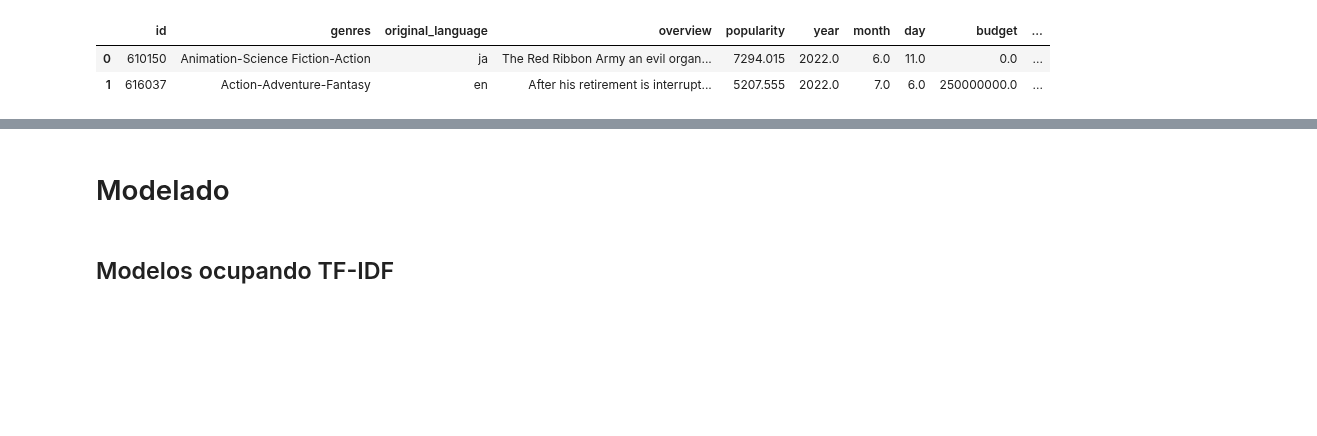
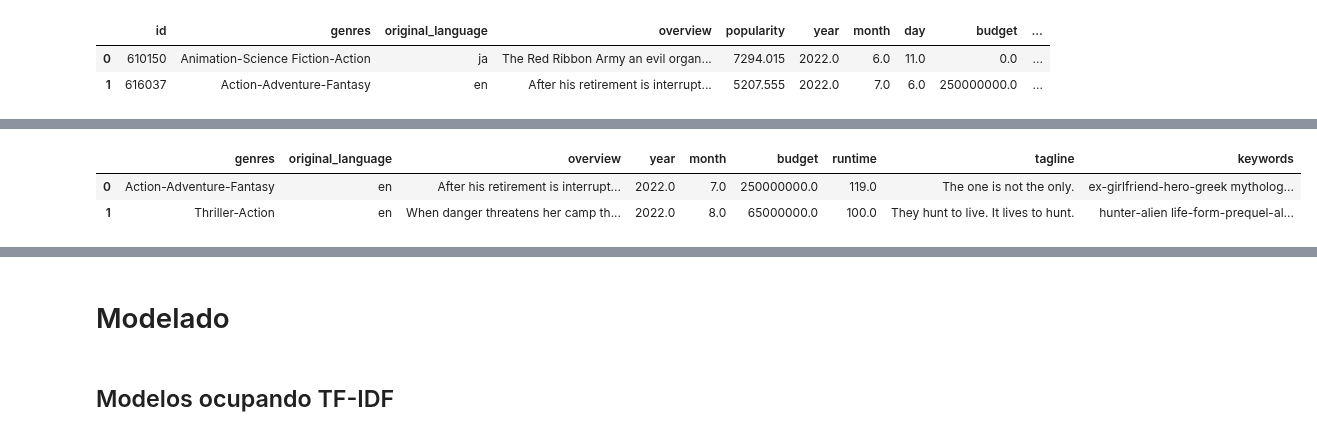
Before and after one commit to jesus-valencia97/Diplomado-en-ciencia-de-datos, a Jupyter notebook: Proyecto/Modulo 5/M2/M5 - Modulo 2.ipynb, the cells around one changed output, grey strips where cells are left out. Drawn from its saved outputs; the diff is of its cells as text; code cells hidden in the pictures; blank space fills up the shorter version.

```diff
--- a/Proyecto/Modulo 5/M2/M5 - Modulo 2.ipynb
+++ b/Proyecto/Modulo 5/M2/M5 - Modulo 2.ipynb
@@ -250,0 +165,8 @@ cvdb = cvdb.loc[~cvdb['id'].isin(revtitles['id'])].reset_index(drop=True)
+# %%
+features = ['genres','original_language','overview','year','month','budget','runtime','tagline','keywords']
+X = movies[features]
+X.head(2)
+# %% [output]
+|  | genres | original_language | overview | year | month | budget | runtime | tagline | keywords |
+| 0 | Action-Adventure-Fantasy | en | After his retirement is interrupt... | 2022.0 | 7.0 | 250000000.0 | 119.0 | The one is not the only. | ex-girlfriend-hero-greek mytholog... |
+| 1 | Thriller-Action | en | When danger threatens her camp th... | 2022.0 | 8.0 | 65000000.0 | 100.0 | They hunt to live. It lives to hunt. | hunter-alien life-form-prequel-al... |
```
Also changed, not shown: parts of 88 cells of this notebook.
